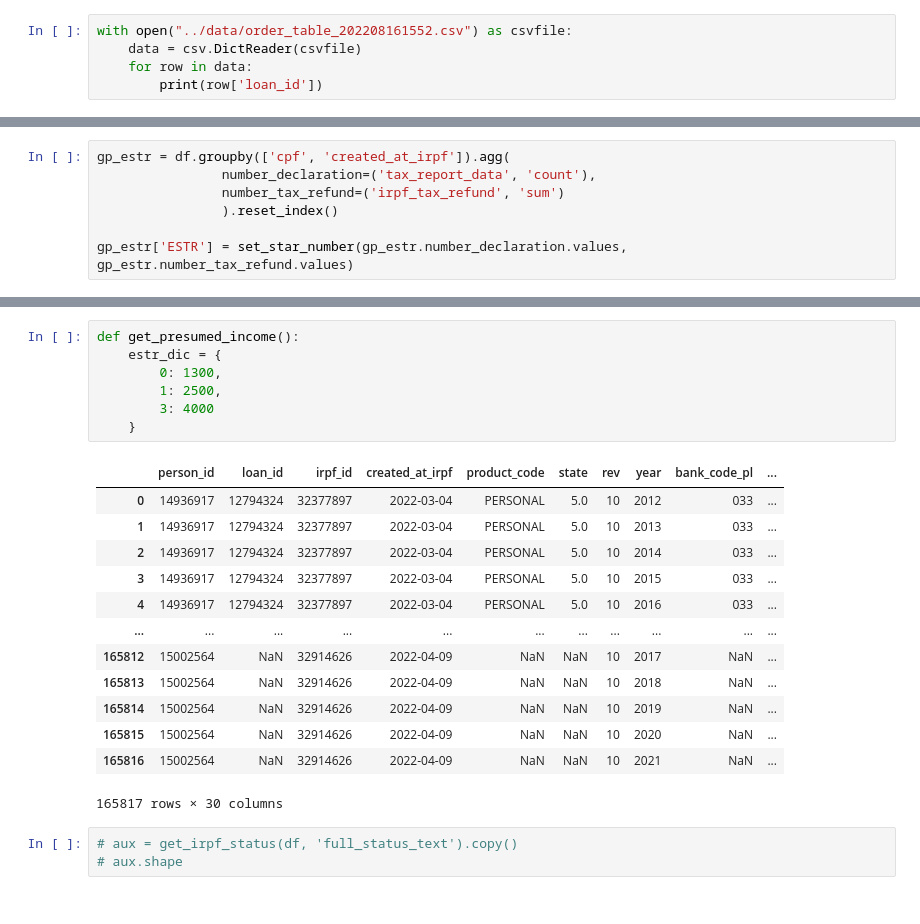
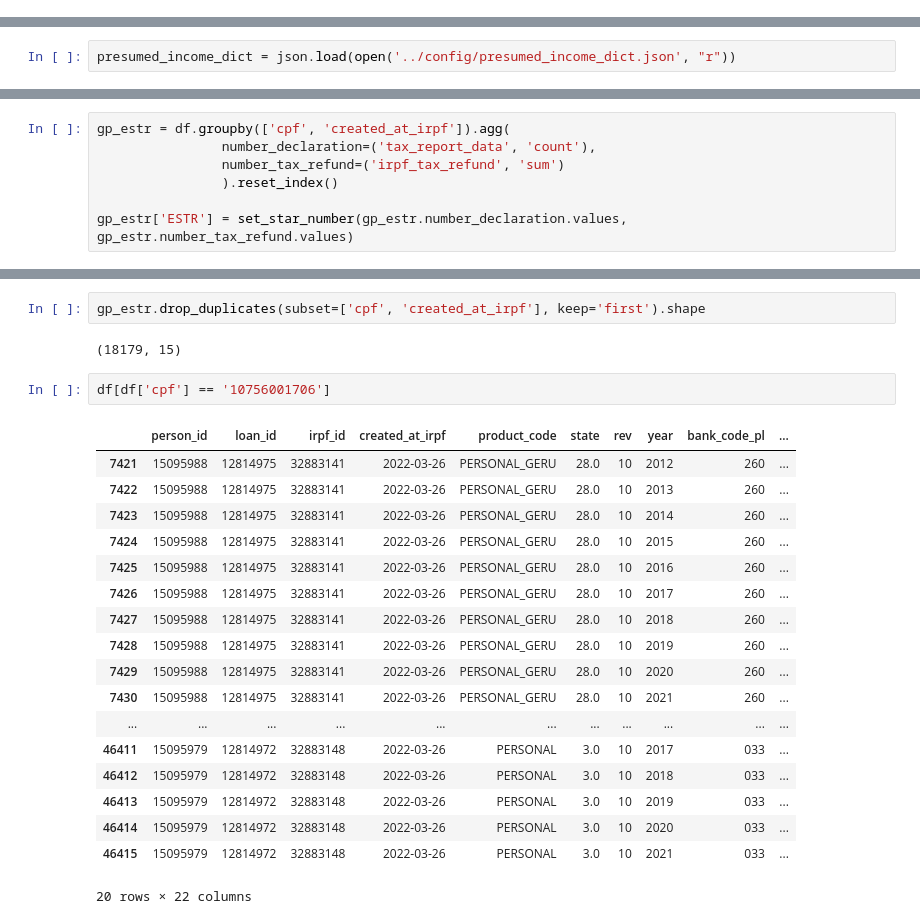
Before and after one commit to jardesonbarbosa-openco/fs_preprocessing, a Jupyter notebook: notebooks/data_analysis.ipynb, the cells around one changed output, grey strips where cells are left out. Drawn from its saved outputs; the diff is of its cells as text.

```diff
--- a/notebooks/data_analysis.ipynb
+++ b/notebooks/data_analysis.ipynb
@@ -27,8 +28,3 @@ df = pd.read_csv(path, sep=';',
     dtype={'bank_code_pl': str,
             'branch_number_pl': str,
             'loan_id': str})
-# %%
-with open("../data/order_table_202208161552.csv") as csvfile:
-    data = csv.DictReader(csvfile)
-    for row in data:
-        print(row['loan_id'])
@@ -40,3 +31,5 @@ ValueError: I/O operation on closed file.
+# %%
+presumed_income_dict = json.load(open('../config/presumed_income_dict.json', "r"))
 # %%
 path = '../data/Dicionario_Grafia_Banco_SRF-v14.sav'
 bank_df = pd.read_spss(path)
@@ -315,24 +306,25 @@ gp_estr.merge(
-# %%
-def get_presumed_income():
-    estr_dic = {
-        0: 1300,
-        1: 2500,
-        3: 4000
-    }
-# %% [output]
-|  | person_id | loan_id | irpf_id | created_at_irpf | product_code | state | rev | year | bank_code_pl | ... |
-| 0 | 14936917 | 12794324 | 32377897 | 2022-03-04 | PERSONAL | 5.0 | 10 | 2012 | 033 | ... |
-| 1 | 14936917 | 12794324 | 32377897 | 2022-03-04 | PERSONAL | 5.0 | 10 | 2013 | 033 | ... |
-| 2 | 14936917 | 12794324 | 32377897 | 2022-03-04 | PERSONAL | 5.0 | 10 | 2014 | 033 | ... |
-| 3 | 14936917 | 12794324 | 32377897 | 2022-03-04 | PERSONAL | 5.0 | 10 | 2015 | 033 | ... |
-| 4 | 14936917 | 12794324 | 32377897 | 2022-03-04 | PERSONAL | 5.0 | 10 | 2016 | 033 | ... |
-| ... | ... | ... | ... | ... | ... | ... | ... | ... | ... | ... |
-| 165812 | 15002564 | NaN | 32914626 | 2022-04-09 | NaN | NaN | 10 | 2017 | NaN | ... |
-| 165813 | 15002564 | NaN | 32914626 | 2022-04-09 | NaN | NaN | 10 | 2018 | NaN | ... |
-| 165814 | 15002564 | NaN | 32914626 | 2022-04-09 | NaN | NaN | 10 | 2019 | NaN | ... |
-| 165815 | 15002564 | NaN | 32914626 | 2022-04-09 | NaN | NaN | 10 | 2020 | NaN | ... |
-| 165816 | 15002564 | NaN | 32914626 | 2022-04-09 | NaN | NaN | 10 | 2021 | NaN | ... |
-165817 rows × 30 columns
-# %%
-# aux = get_irpf_status(df, 'full_status_text').copy()
-# aux.shape
+# %%
+gp_estr.drop_duplicates(subset=['cpf', 'created_at_irpf'], keep='first').shape
+# %% [output]
+(18179, 15)
+# %%
+df[df['cpf'] == '10756001706']
+# %% [output]
+|  | person_id | loan_id | irpf_id | created_at_irpf | product_code | state | rev | year | bank_code_pl | ... |
+| 7421 | 15095988 | 12814975 | 32883141 | 2022-03-26 | PERSONAL_GERU | 28.0 | 10 | 2012 | 260 | ... |
+| 7422 | 15095988 | 12814975 | 32883141 | 2022-03-26 | PERSONAL_GERU | 28.0 | 10 | 2013 | 260 | ... |
+| 7423 | 15095988 | 12814975 | 32883141 | 2022-03-26 | PERSONAL_GERU | 28.0 | 10 | 2014 | 260 | ... |
+| 7424 | 15095988 | 12814975 | 32883141 | 2022-03-26 | PERSONAL_GERU | 28.0 | 10 | 2015 | 260 | ... |
+| 7425 | 15095988 | 12814975 | 32883141 | 2022-03-26 | PERSONAL_GERU | 28.0 | 10 | 2016 | 260 | ... |
+| 7426 | 15095988 | 12814975 | 32883141 | 2022-03-26 | PERSONAL_GERU | 28.0 | 10 | 2017 | 260 | ... |
+| 7427 | 15095988 | 12814975 | 32883141 | 2022-03-26 | PERSONAL_GERU | 28.0 | 10 | 2018 | 260 | ... |
+| 7428 | 15095988 | 12814975 | 32883141 | 2022-03-26 | PERSONAL_GERU | 28.0 | 10 | 2019 | 260 | ... |
+| 7429 | 15095988 | 12814975 | 32883141 | 2022-03-26 | PERSONAL_GERU | 28.0 | 10 | 2020 | 260 | ... |
+| 7430 | 15095988 | 12814975 | 32883141 | 2022-03-26 | PERSONAL_GERU | 28.0 | 10 | 2021 | 260 | ... |
+| ... | ... | ... | ... | ... | ... | ... | ... | ... | ... | ... |
+| 46411 | 15095979 | 12814972 | 32883148 | 2022-03-26 | PERSONAL | 3.0 | 10 | 2017 | 033 | ... |
+| 46412 | 15095979 | 12814972 | 32883148 | 2022-03-26 | PERSONAL | 3.0 | 10 | 2018 | 033 | ... |
+| 46413 | 15095979 | 12814972 | 32883148 | 2022-03-26 | PERSONAL | 3.0 | 10 | 2019 | 033 | ... |
+| 46414 | 15095979 | 12814972 | 32883148 | 2022-03-26 | PERSONAL | 3.0 | 10 | 2020 | 033 | ... |
+| 46415 | 15095979 | 12814972 | 32883148 | 2022-03-26 | PERSONAL | 3.0 | 10 | 2021 | 033 | ... |
+20 rows × 22 columns
```
Also changed, not shown: parts of 10 cells of this notebook, 1 other file.
